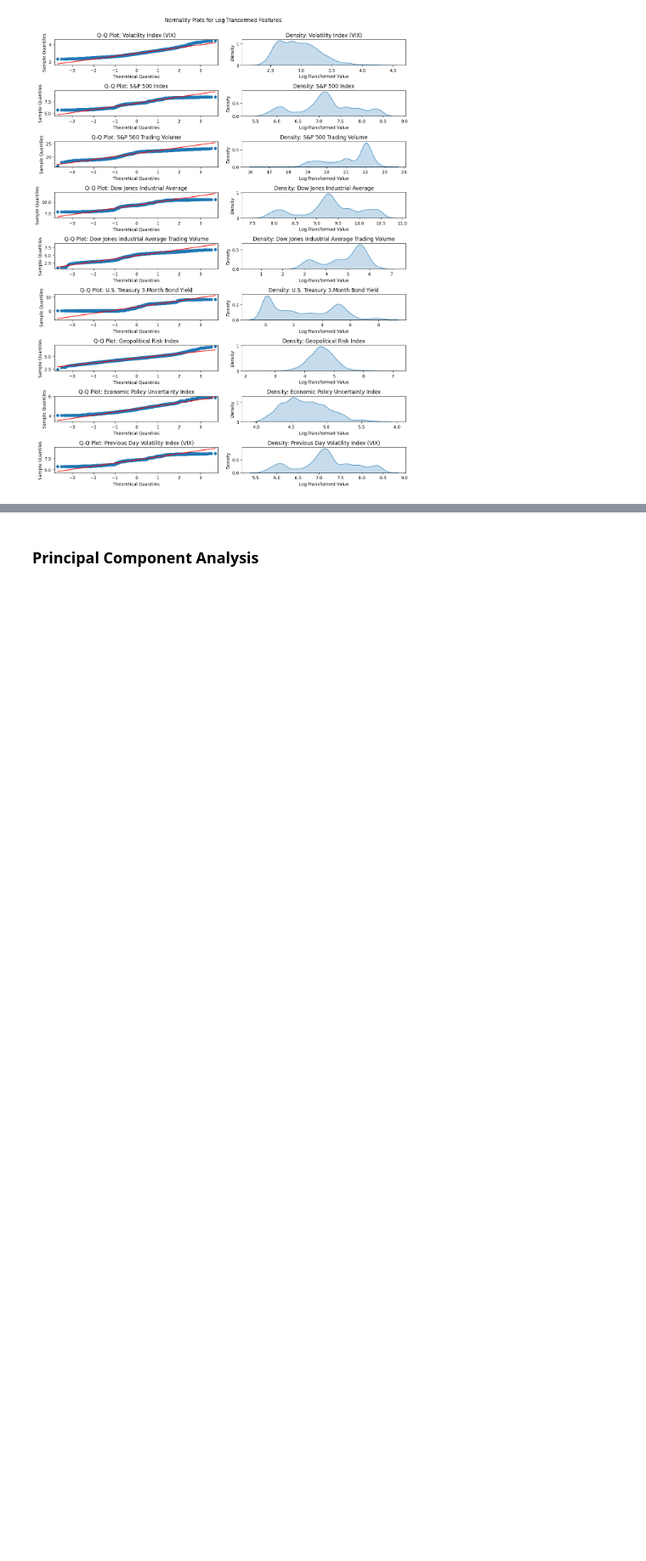
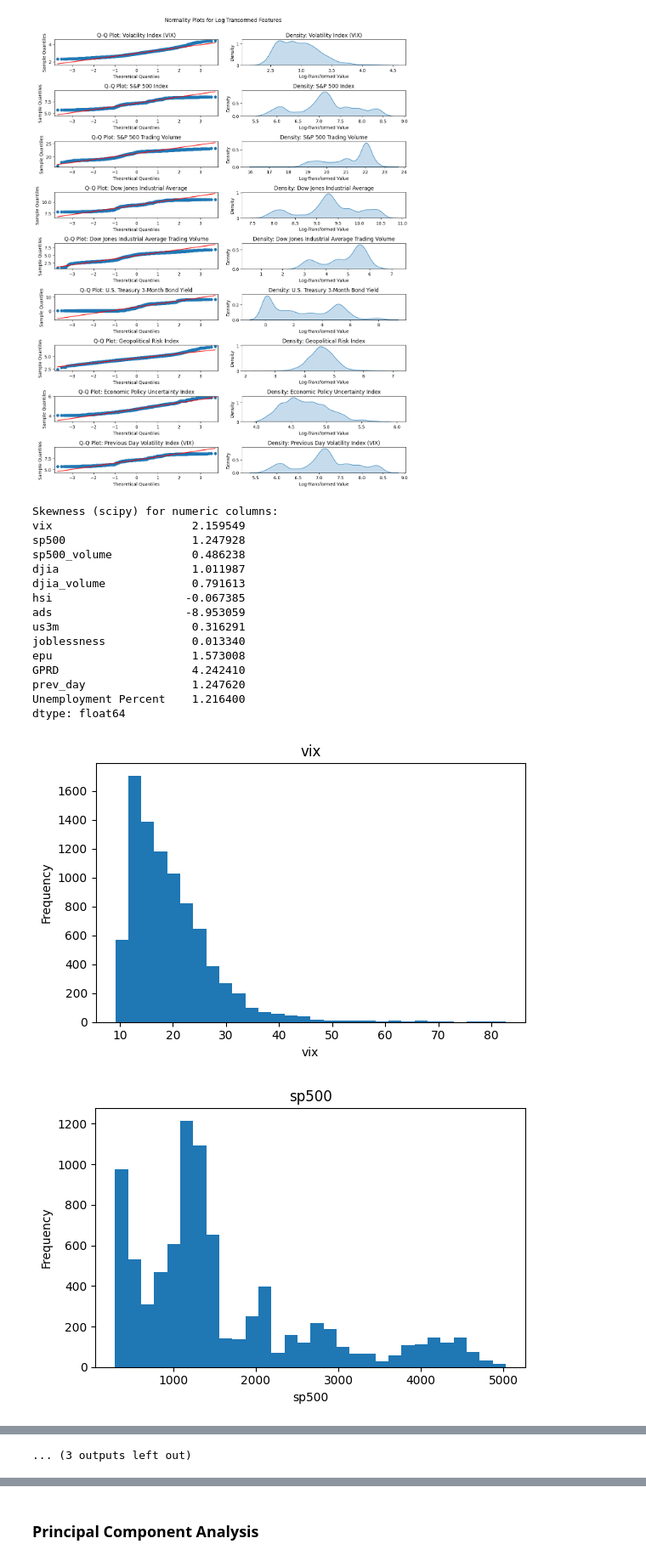
Before and after one commit to INFO-523-F25/final-project-team-5, a Jupyter notebook: main.ipynb, the cells around one changed output, grey strips where cells are left out. Shown at 85% size. Drawn from its saved outputs; the diff is of its cells as text; code cells hidden in the pictures; blank space fills up the shorter version.

```diff
--- a/main.ipynb
+++ b/main.ipynb
@@ -181,3 +182,75 @@ numeric_columns_log_transform = stock_data_final[['vix', 'sp500', 'sp500_volume'
 stock_data_final = tr.log_transform(stock_data_final, numeric_columns_log_transform, column_name_mapping, 'Normality Plots for Log Transormed Features')
 # %% [output]
 [figure]
+# %%
+
+# Converting the Observation Date Variable to a Datetime Variable
+stock_data['dt'] = pd.to_datetime(stock_data['dt'])
+
+# Unpivoting the Unemployment Data
+unemployment_unpivot = unemployment.melt(id_vars='Year', var_name='Month', value_name='Unemployment Percent')
+
+# Extracting the Year and Month from the Observation Date
+stock_data['Year'] = stock_data['dt'].dt.year
+stock_data['Month'] = stock_data['dt'].dt.month
+
+# Replacing the Month Words with Month Numbers
+month_replacement = {'Jan': 1, 'Feb': 2, 'Mar': 3, 'Apr': 4, 'May': 5, 'Jun': 6, 'Jul': 7, 'Aug': 8, 'Sep': 9, 'Oct': 10, 'Nov': 11, 'Dec': 12}
+
+# Apply the mapping
+unemployment_unpivot['Month'] = unemployment_unpivot['Month'].map(month_replacement)
+
+# Merging the two DataFrames Together
+stock_data_final = pd.merge(stock_data, unemployment_unpivot, on = ['Year', 'Month'], how = 'left')
+
+# Returning the First Five Records
+stock_data_final.head()
+
+categorical_cols = stock_data_final.select_dtypes(include=['object']).columns.tolist()
+numerical_cols = stock_data_final.select_dtypes(include=['int64', 'float64']).columns.tolist()
+
+#print("Categorical columns:", categorical_cols)
+#print("Numerical columns:", numerical_cols)
+
+# Calculating Skewness for Numerical Columns
+numeric_data=stock_data_final[numerical_cols]
+
+skew_array = skew(numeric_data, axis=0, bias=False, nan_policy='omit')
+skew_value = pd.Series(skew_array, index=numerical_cols)
+
+print("\nSkewness (scipy) for numeric columns:")
+print(skew_value)
+
+for col in numerical_cols:
+    plt.figure(figsize=(6, 4))
+    plt.hist(stock_data_final[col].dropna(), bins=30)
+    plt.title(col)
+    plt.xlabel(col)
+    plt.ylabel("Frequency")
+    plt.tight_layout()
+    plt.show()
+
+#Correlation
+corr_matrix = stock_data_final[numerical_cols].corr()
+print("\nCorrelation Matrix:")
+print(corr_matrix)
+
+#sp500 & djia, sp500_volume & djia_volume, are highly correlated (>0.9).
+# %% [output]
+Skewness (scipy) for numeric columns:
+vix                     2.159549
+sp500                   1.247928
+sp500_volume            0.486238
+djia                    1.011987
+djia_volume             0.791613
+hsi                    -0.067385
+ads                    -8.953059
+us3m                    0.316291
+joblessness             0.013340
+epu                     1.573008
+GPRD                    4.242410
+prev_day                1.247620
+Unemployment Percent    1.216400
+dtype: float64
+[figure, added]
+[figure, added]
@@ -184,3 +266,4 @@ stock_data_final = tr.log_transform(stock_data_final, numeric_columns_log_transf
+... (3 outputs left out)
 # %%
 
 # Initializing a List of Numerical Columns
```
Also changed, not shown: parts of 4 cells of this notebook, 1 other file.
